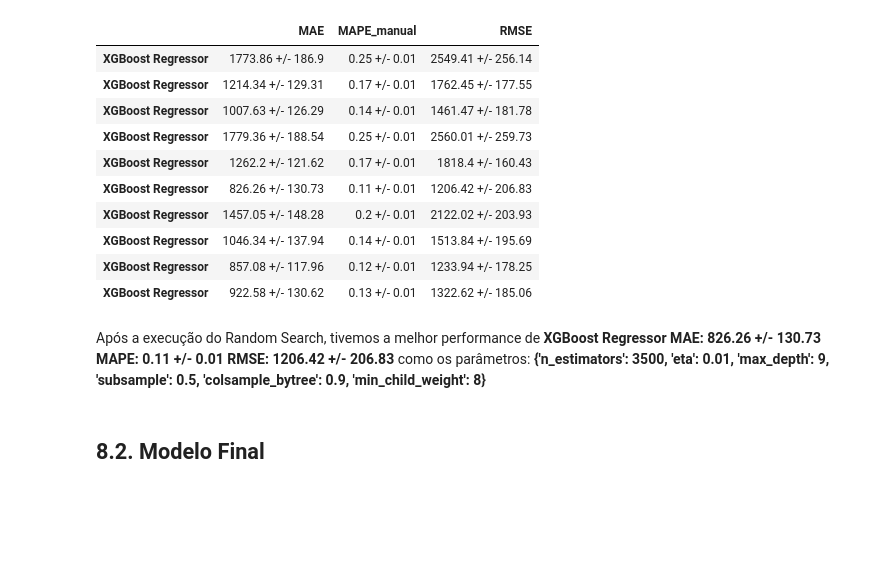
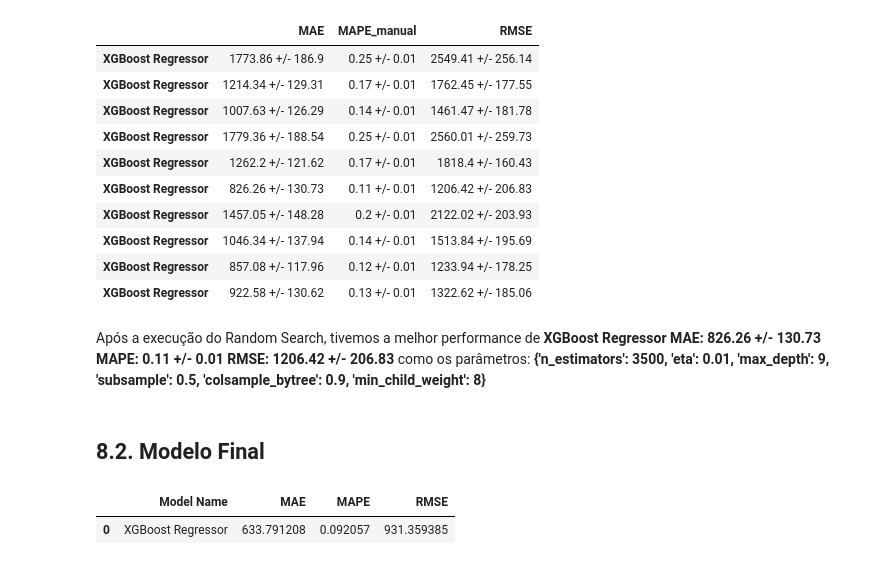
Before and after one commit to NaylsonS/rossman-store-sales, a Jupyter notebook: m02_v01_store_sales_prediction.ipynb, the cells around one changed output. Saved outputs shown, nothing was run; the diff lists cells and outputs as text; code cells hidden in the pictures; blank space fills up the shorter version.

Commit message:
modelo final

```diff
--- a/m02_v01_store_sales_prediction.ipynb
+++ b/m02_v01_store_sales_prediction.ipynb
@@ -1258,28 +1259,29 @@ Após a execução do Random Search, tivemos a melhor performance de **XGBoost R
 ## 8.2. Modelo Final
 # %%
 param_tuned = {
-    'n_estimators': ,
-    'eta': ,
-    'max_depth': ,
-    'subsample': ,
-    'colsample_bytree': ,
-    'min_child_weight':
+    'n_estimators': 3500,
+    'eta': 0.01,
+    'max_depth': 9,
+    'subsample': 0.5,
+    'colsample_bytree': 0.9,
+    'min_child_weight': 8
         }
-
-max_eval = 2
 # %%
 # model
-xgb_tuned = xgb.XGBRegressor(objective='reg:squarederror',
+model_xgb_tuned = xgb.XGBRegressor(objective='reg:squarederror',
                        n_estimators=param_tuned['n_estimators'],
                        eta=param_tuned['eta'],
                        max_depth=param_tuned['max_depth'],
                        subsample=param_tuned['subsample'],
                        colsample_bytree=param_tuned['colsample_bytree'],
                        min_child_weight=param_tuned['min_child_weight']).fit( x_train, y_train )
 
 # prediction
-y_pred_xgb_tuned = xgb_tuned.predict( x_test )
+y_pred_xgb_tuned = model_xgb_tuned.predict( x_test )
 
 # performance
 xgb_result_tuned = ml_error( 'XGBoost Regressor', np.expm1(y_test), np.expm1(y_pred_xgb_tuned) )
 xgb_result_tuned
+# %% [output]
+|  | Model Name | MAE | MAPE | RMSE |
+| 0 | XGBoost Regressor | 633.791208 | 0.092057 | 931.359385 |
```
Also changed, not shown: parts of 2 cells of this notebook.
